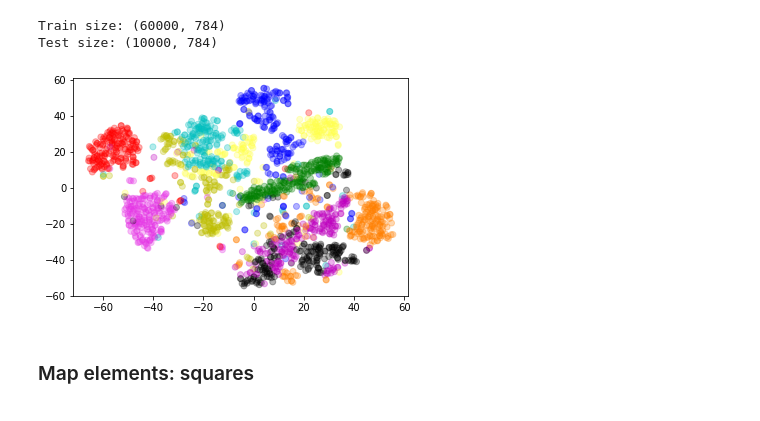
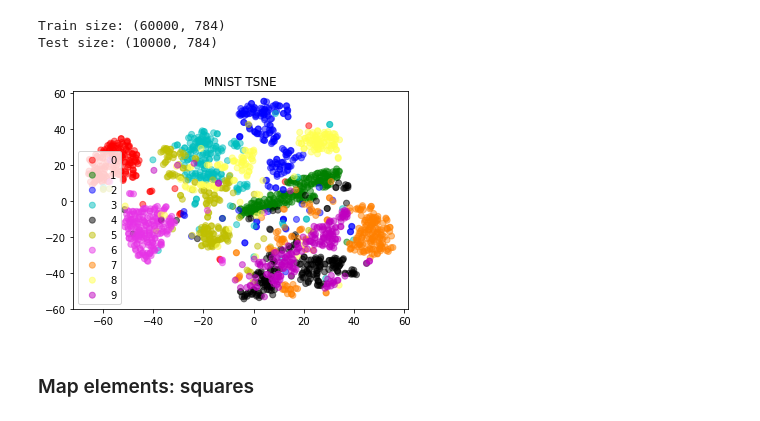
Before and after one commit to mstaczek/miowad, a Jupyter notebook: SOM/lab2.ipynb, the cells around one changed output. Saved outputs shown, nothing was run; the diff lists cells and outputs as text; code cells hidden in the pictures.

Commit message:
KOH2 update lab2 plots

```diff
--- a/SOM/lab2.ipynb
+++ b/SOM/lab2.ipynb
@@ -46,13 +46,17 @@ Test size: (10000, 784)
 # %%
 model = TSNE(n_components=2, random_state=123)
 tsne_data = model.fit_transform(x_train[:2000])
 tsne_data = np.vstack((tsne_data.T, y_train[:2000].T)).T
 
 # Ploting the result of tsne
-plt.scatter(tsne_data[:,0],tsne_data[:,1],c=np.array(colors, dtype=object)[tsne_data[:,2].astype(int)], alpha=0.3)
+for label in np.unique(y_train):
+    filtered = tsne_data[tsne_data[:,2] == label]
+    plt.scatter(filtered[:,0],filtered[:,1],c=np.array(colors, dtype=object)[filtered[:,2].astype(int)], alpha=0.5, label=label)
+plt.title("MNIST TSNE")
+plt.legend()
 plt.show()
 # %% [output]
-[figure, old version]
+[figure, new version]
 # %% [markdown]
 ### Map elements: squares
 # %%
```
Also changed, not shown: parts of 14 cells of this notebook, 1 other file.
